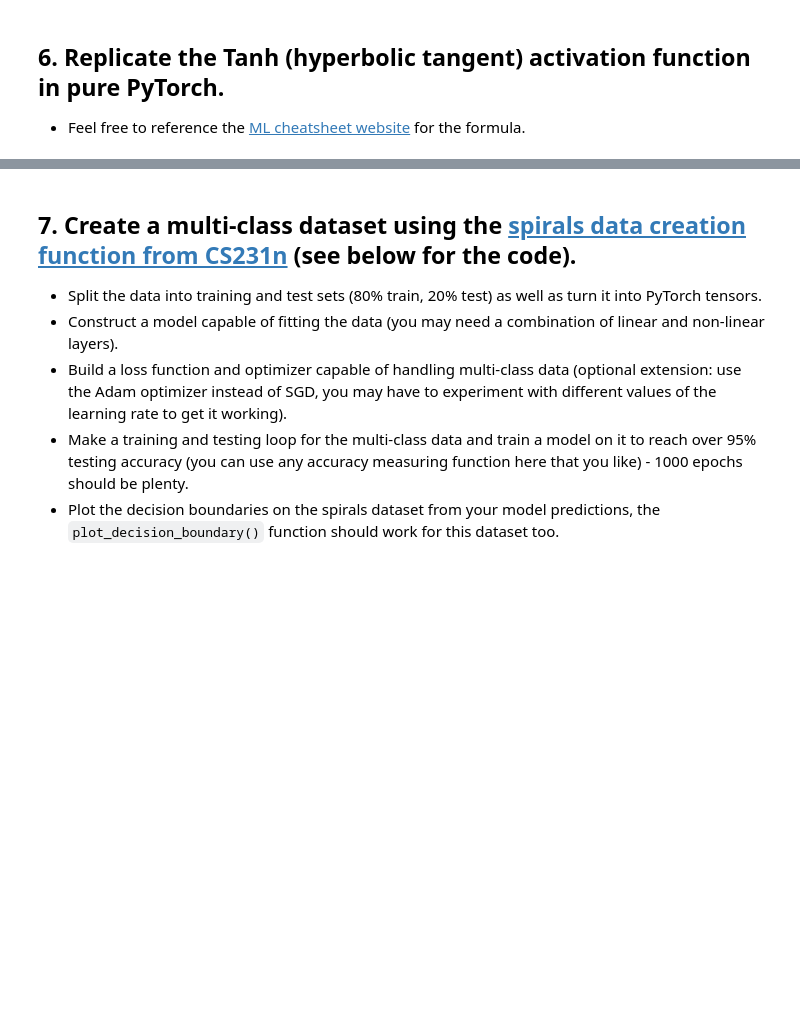
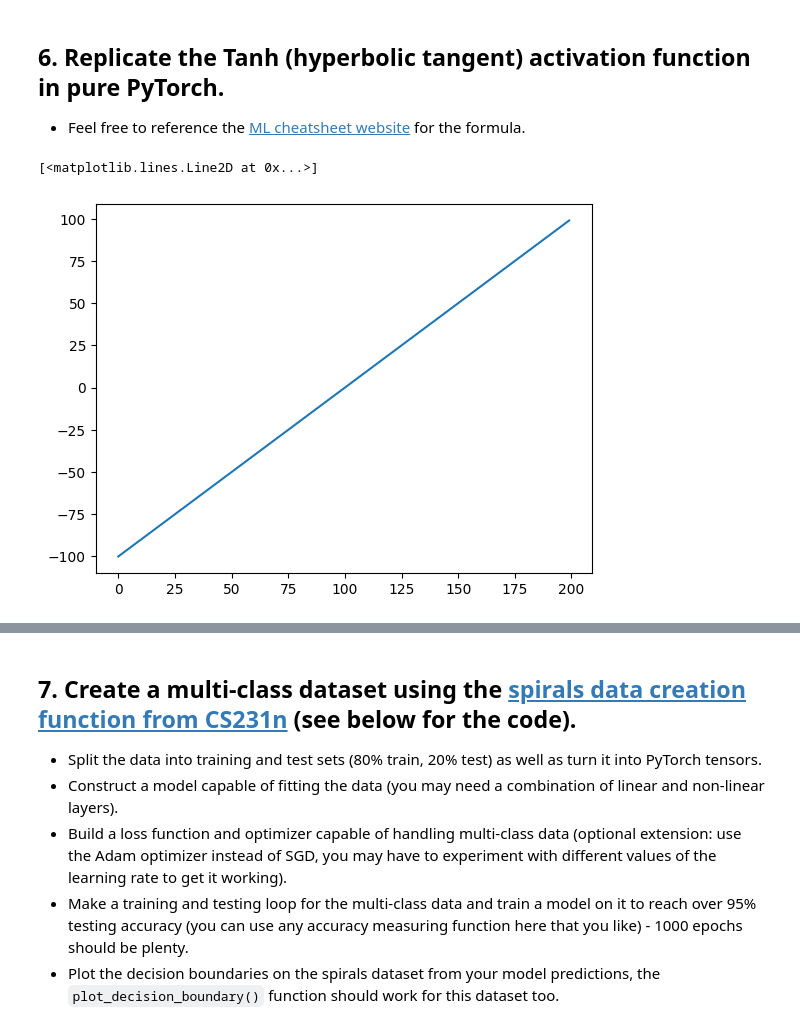
Before and after one commit to bassemr/pytorch_learning, a Jupyter notebook: extras/exercises/02_pytorch_classification_exercises.ipynb, the cells around one changed output, grey strips where cells are left out. Drawn from its saved outputs; the diff is of its cells as text; code cells hidden in the pictures; blank space fills up the shorter version.

```diff
--- a/extras/exercises/02_pytorch_classification_exercises.ipynb
+++ b/extras/exercises/02_pytorch_classification_exercises.ipynb
@@ -194,3 +323,8 @@ def plot_decision_boundary(model, X, y):
   * Feel free to reference the [ML cheatsheet website](https://ml-cheatsheet.readthedocs.io/en/latest/activation_functions.html#tanh) for the formula.
 # %%
 # Create a straight line tensor
+tensor_A = torch.arange(-100, 100, 1)
+plt.plot(tensor_A)
+# %% [output]
+[<matplotlib.lines.Line2D at 0x...>]
+[figure, added]
```
Also changed, not shown: parts of 33 cells of this notebook.
